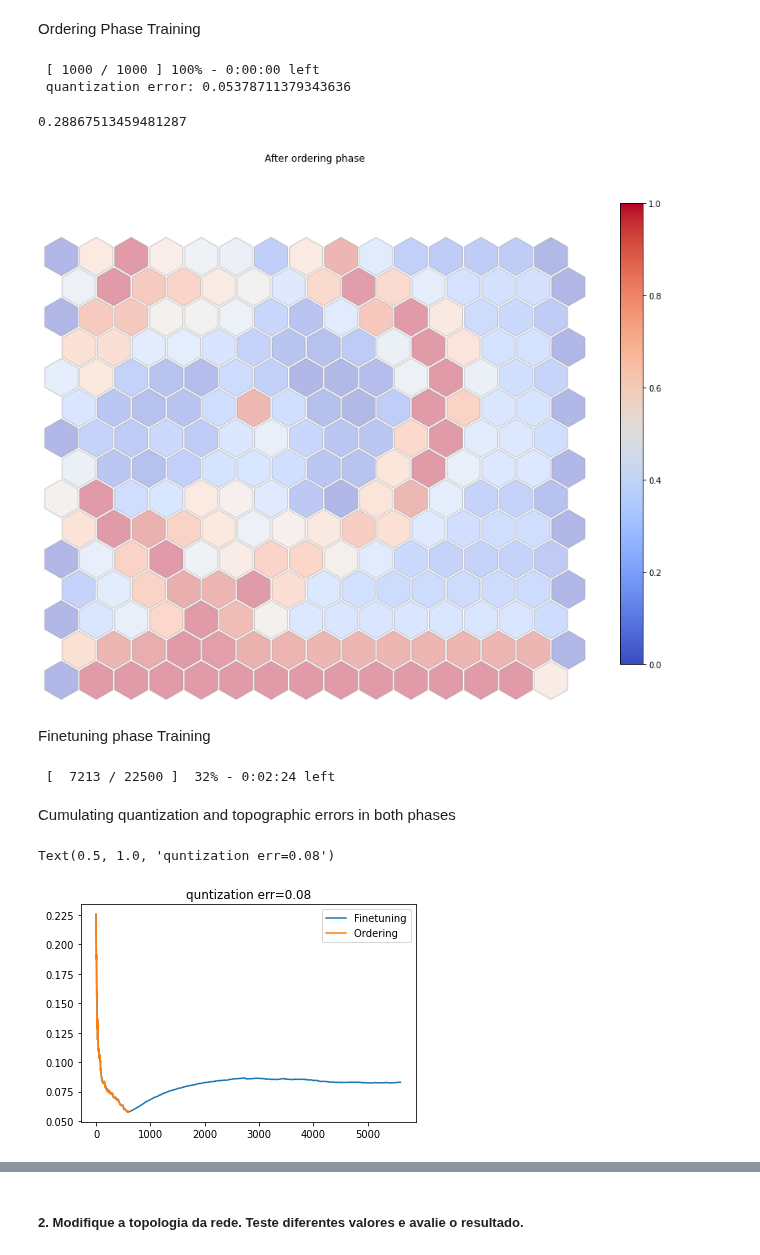
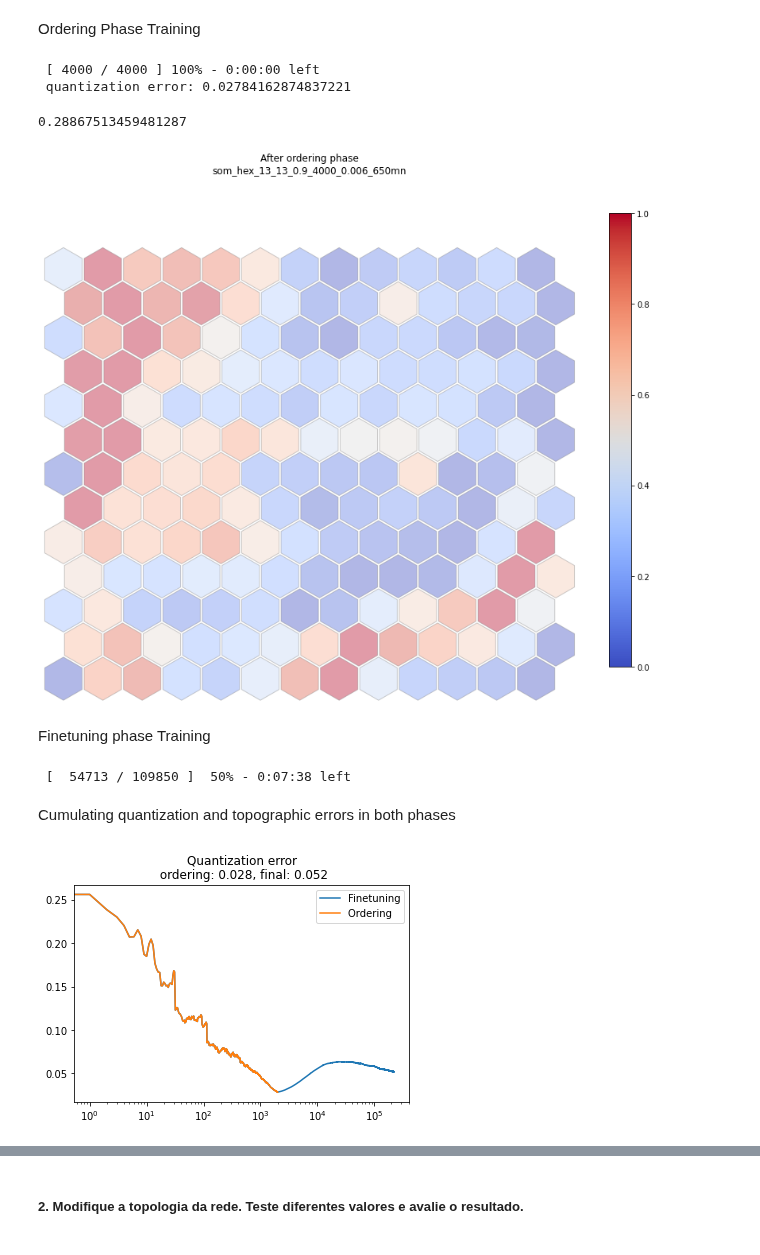
Before and after one commit to felipecostapereira/ELE2389_RedesNeurais, a Jupyter notebook: class_pratica3_Felipe.ipynb, the cells around one changed output, grey strips where cells are left out. Saved outputs shown, nothing was run; the diff lists cells and outputs as text; code cells hidden in the pictures.

```diff
--- a/class_pratica3_Felipe.ipynb
+++ b/class_pratica3_Felipe.ipynb
@@ -45,16 +38,16 @@ X = minmax_scale(X)
 topology = 'hexagonal'
 
 # map dimensions
-m = 15
-n = 15
+m = 13
+n = 13
 
 ###############################
 ###############################
 # 1a fase - Ordering Phase
 ###############################
 ###############################
-ordering_lr = 0.75
-ordering_time = 1000
+ordering_lr = 0.9
+ordering_time = 4000
 
 # decay function
 def decay_fcn_ordering(lr,actual_t,max_t):
@@ -78,8 +71,8 @@ def decay_fcn_ordering(lr,actual_t,max_t):
 #   Ideally alpha < 0.02 and constant
 ###############################
 ###############################
-finetuning_lr = 0.002 # constant
-finetuning_time = 100 * m * n
+finetuning_lr = 0.006 # constant
+finetuning_time = 650 * m * n
 # finetuning_time = 5000
 
 
@@ -91,20 +84,23 @@ Model builder
 # %%
 som = MiniSom(m,n,input_len,learning_rate=ordering_lr,topology=topology,decay_function=decay_fcn_ordering)
 som.pca_weights_init(X)
+
+# name to be retrieved after
+somname_file = f'som_{topology[:3]}_{m}_{n}_{ordering_lr}_{ordering_time}_{finetuning_lr}_{int(finetuning_time/(m*n))}mn'
 # %% [markdown]
 Ordering Phase Training
 # %%
 som.train_random(X, ordering_time, verbose=True)
 # %% [output]
- [ 1000 / 1000 ] 100% - 0:00:00 left
- quantization error: 0.05378711379343636
+ [ 4000 / 4000 ] 100% - 0:00:00 left
+ quantization error: 0.02784162874837221
 # %%
 quant_err = som._quantization_error
 topo_err = som._topographic_error
-som.plot_umatrix(names=['After ordering phase'])
+som.plot_umatrix(names=[f'After ordering phase\n{somname_file}'])
 # %% [output]
 0.28867513459481287
-[figure, old version]
+[figure, new version]
 # %% [markdown]
 Finetuning phase Training
 # %%
@@ -112,7 +108,7 @@ som._learning_rate = finetuning_lr
 som._decay_function = decay_fcn_finetuning
 som.train_random(X, finetuning_time, verbose=True)
 # %% [output]
- [  7213 / 22500 ]  32% - 0:02:24 left
+ [  54713 / 109850 ]  50% - 0:07:38 left
 # %% [markdown]
 Cumulating quantization and topographic errors in both phases
 # %%
@@ -121,12 +117,13 @@ topo_err += som._topographic_error
 # %%
 plt.plot(quant_err)
 plt.plot(quant_err[:ordering_time])
 plt.legend(['Finetuning','Ordering '])
-plt.title(f'Quantization error\n ordering: {np.min(quant_err[:ordering_time]):.2f}\n final: {quant_err[-1]}')
+plt.title(f'Quantization error\n ordering: {np.min(quant_err[:ordering_time]):.3f}, final: {quant_err[-1]:.3f}')
+plt.xscale('log')
+plt.savefig(somname_file+'_qerr.png')
 pass;
 # %% [output]
-Text(0.5, 1.0, 'quntization err=0.08')
-[figure, old version]
+[figure, new version]
 # %%
 plt.plot(topo_err)
 plt.plot(topo_err[:ordering_time])
```
Also changed, not shown: parts of 11 cells of this notebook.
